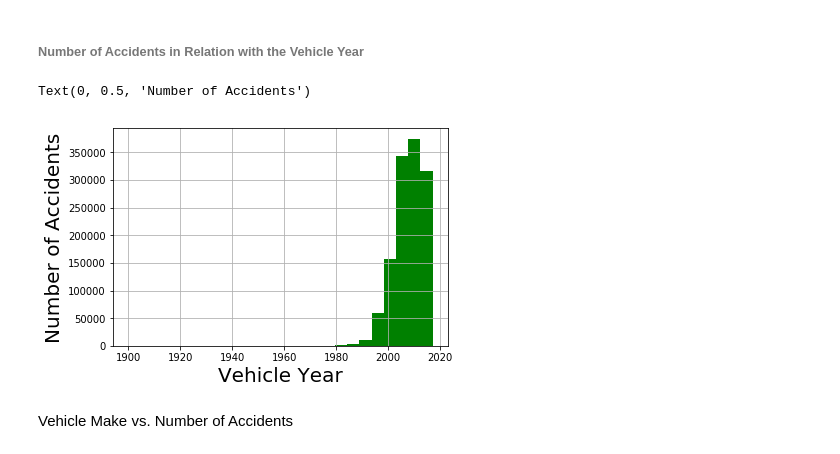
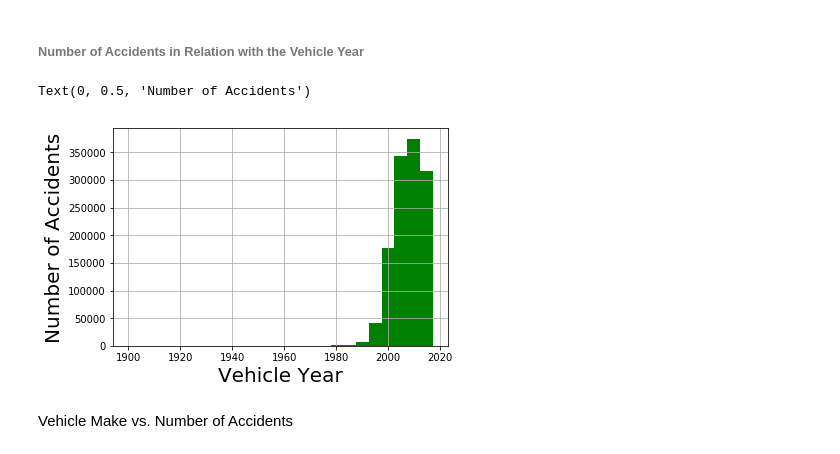
Before and after one commit to jac237/COGS108_Repo, a Jupyter notebook: Final Project/data_wrangling-2.ipynb, the cells around one changed output. Cells and saved outputs as stored; diff of their text form; code cells hidden in the pictures.

```diff
--- a/Final Project/data_wrangling-2.ipynb
+++ b/Final Project/data_wrangling-2.ipynb
@@ -408,14 +421,14 @@ Text(0, 0.5, 'Vehicle Body Type')
 # %% [markdown]
 ###### Number of Accidents in Relation with the Vehicle Year
 # %%
-VI = vehicle_info['Vehicle Year'].hist(bins=25, color= "green")
+VI = vehicle_info['Vehicle Year'].hist(bins=24, color= "green")
 min(vehicle_info['Vehicle Year'])
 
 VI.set_xlabel ('Vehicle Year', fontsize = 20)
 VI.set_ylabel ('Number of Accidents', fontsize = 20)
 # %% [output]
 Text(0, 0.5, 'Number of Accidents')
-[figure, old version]
+[figure, new version]
 # %% [markdown]
 Vehicle Make vs. Number of Accidents
 # %%
```
Also changed, not shown: parts of 20 cells of this notebook.
